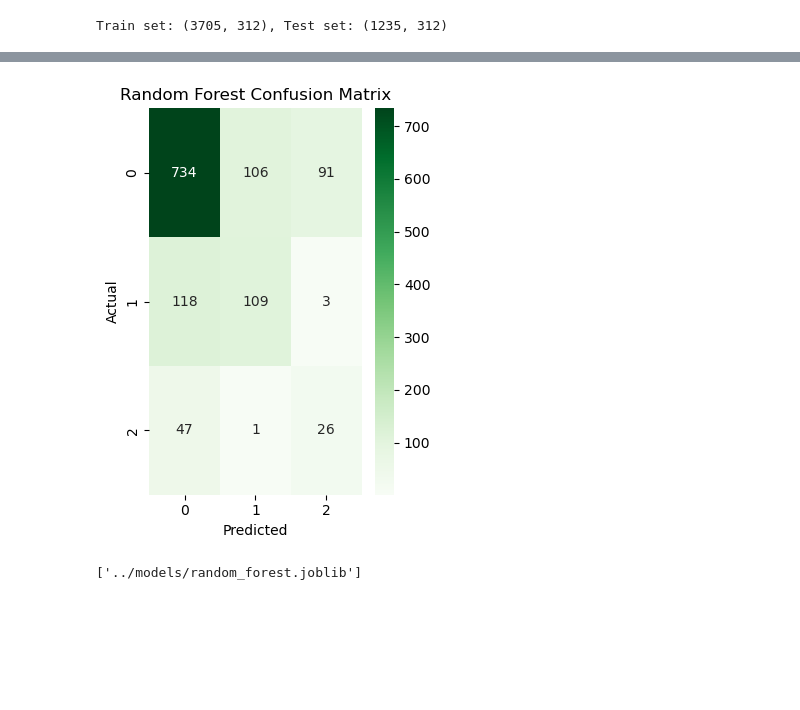
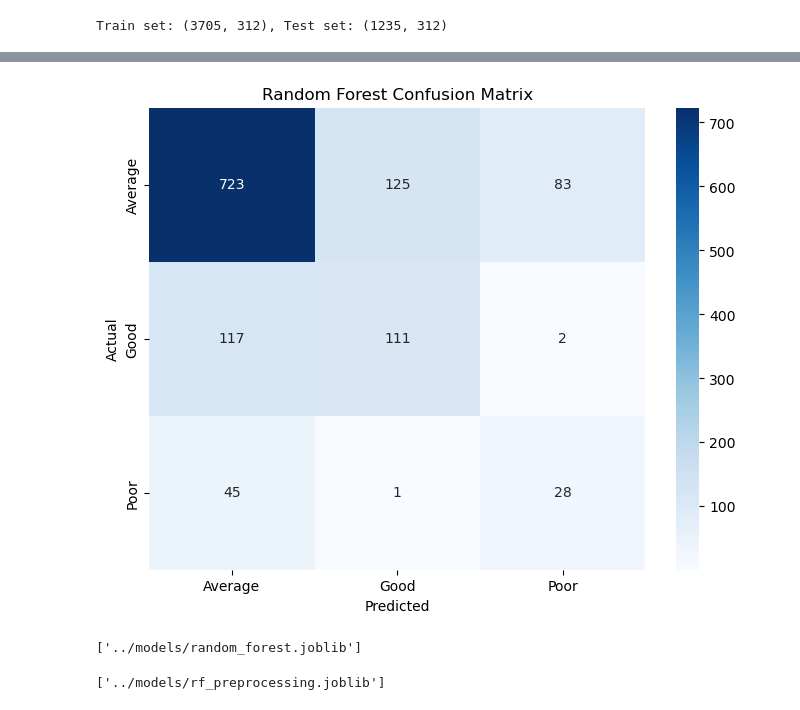
Before and after one commit to Hunkstaban/BIExamProject, a Jupyter notebook: workbooks/random-forest.ipynb, the cells around one changed output, grey strips where cells are left out. Saved outputs shown, nothing was run; the diff lists cells and outputs as text; code cells hidden in the pictures; blank space fills up the shorter version.

```diff
--- a/workbooks/random-forest.ipynb
+++ b/workbooks/random-forest.ipynb
@@ -18,7 +24,10 @@ movies = pd.read_csv('../data/movies_dataset.csv')
 # %%
-# Convert columns from string to list
+# Convert string columns back to lists
 for col in ['genres', 'top_cast', 'keywords']:
-    movies[col] = movies[col].apply(ast.literal_eval)
+    if col in movies.columns:
+        movies[col] = movies[col].apply(
+            lambda x: ast.literal_eval(x) if isinstance(x, str) else x
+        )
 # %%
 movies.head(1)
 # %% [output]
@@ -46,17 +69,22 @@ movies['director'] = movies['director'].apply(lambda d: d if d in top_directors
 # Genres
 mlb_genres = MultiLabelBinarizer()
 genres_encoded = mlb_genres.fit_transform(movies['genres'])
+print(f"Genres encoded shape: {genres_encoded.shape}")
 
 # Keywords
 mlb_keywords = MultiLabelBinarizer()
-keywords_encoded = mlb_keywords.fit_transform(movies['keywords'])
+keywords_encoded = mlb_keywords.fit_transform(movies['keywords_filtered'])
+print(f"Keywords encoded shape: {keywords_encoded.shape}")
 
 # Top Cast
 mlb_cast = MultiLabelBinarizer()
-cast_encoded = mlb_cast.fit_transform(movies['top_cast'])
+cast_encoded = mlb_cast.fit_transform(movies['top_cast_filtered'])
+print(f"Cast encoded shape: {cast_encoded.shape}")
 
-# Director (one-hot)
-director_encoded = pd.get_dummies(movies['director']).values
+# Director (one-hot encoding)
+director_encoded = pd.get_dummies(movies['director_filtered']).values
+print(f"Director encoded shape: {director_encoded.shape}")
 
-# Language (one-hot)
+# Language (one-hot encoding)
 language_encoded = pd.get_dummies(movies['original_language']).values
+print(f"Language encoded shape: {language_encoded.shape}")
@@ -63,5 +97,9 @@ language_encoded = pd.get_dummies(movies['original_language']).values
 # %%
-# Scaling features using StandardScaler
+# Scaling numerical features
 num_features = ['budget', 'revenue', 'runtime', 'profit', 'release_year']
+available_num_features = [col for col in num_features if col in movies.columns]
+print(f"Available numerical features: {available_num_features}")
+
 scaler = StandardScaler()
-num_encoded = scaler.fit_transform(movies[num_features])
+num_encoded = scaler.fit_transform(movies[available_num_features])
+print(f"Numerical features encoded shape: {num_encoded.shape}")
@@ -111,8 +163,8 @@ Train set: (3705, 312), Test set: (1235, 312)
 rf_classifier = RandomForestClassifier(
     n_estimators=100,
     max_depth=15,
-    random_state=7,
-    class_weight='balanced'
+    random_state=42,
+    class_weight='balanced',
 )
 
 rf_classifier.fit(X_train, y_train)
@@ -193,15 +269,33 @@ plt.show()
 # %%
-plt.subplot(1, 2, 2)
-sns.heatmap(rf_cm, annot=True, fmt='d', cmap='Greens')
+# Plotting confusion matrix
+plt.figure(figsize=(8, 6))
+sns.heatmap(rf_cm, annot=True, fmt='d', cmap='Blues',
+            xticklabels=['Average', 'Good', 'Poor'],
+            yticklabels=['Average', 'Good', 'Poor'])
 plt.title('Random Forest Confusion Matrix')
 plt.xlabel('Predicted')
 plt.ylabel('Actual')
-
-plt.tight_layout()
 plt.show()
 # %% [output]
-[figure, old version]
+[figure, new version]
 # %%
 joblib.dump(rf_classifier, '../models/random_forest.joblib')
 # %% [output]
 ['../models/random_forest.joblib']
+# %%
+preprocessing_objects = {
+    'mlb_genres': mlb_genres,
+    'mlb_keywords': mlb_keywords,
+    'mlb_cast': mlb_cast,
+    'scaler': scaler,
+    'top_keywords': top_keywords,
+    'top_actors': top_actors,
+    'top_directors': top_directors,
+    'director_categories': pd.get_dummies(movies['director_filtered']).columns,
+    'language_categories': pd.get_dummies(movies['original_language']).columns,
+    'num_features': available_num_features
+}
+
+joblib.dump(preprocessing_objects, '../models/rf_preprocessing.joblib')
+# %% [output]
+['../models/rf_preprocessing.joblib']
```
Also changed, not shown: parts of 13 cells of this notebook, 2 other files.
